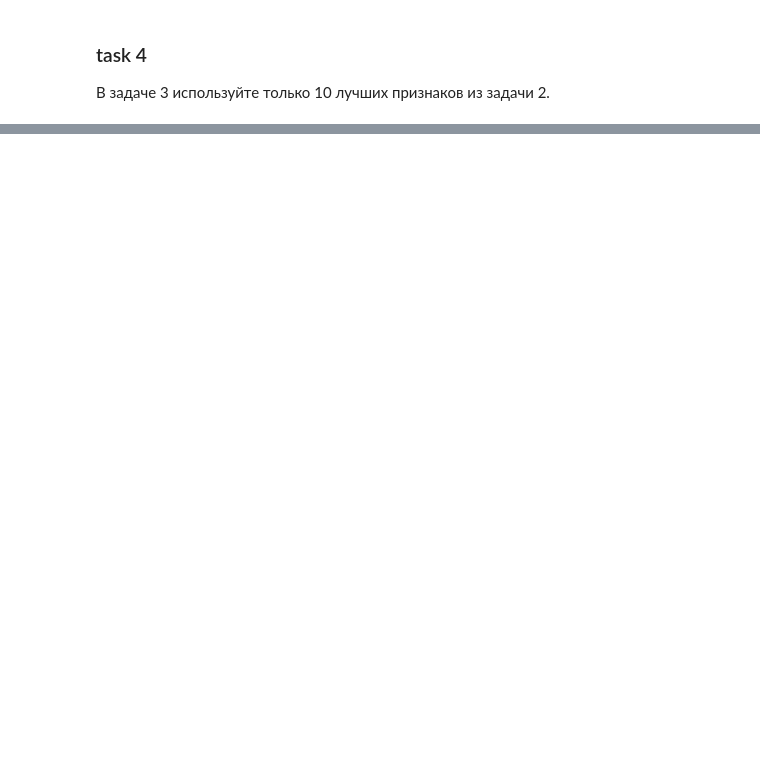
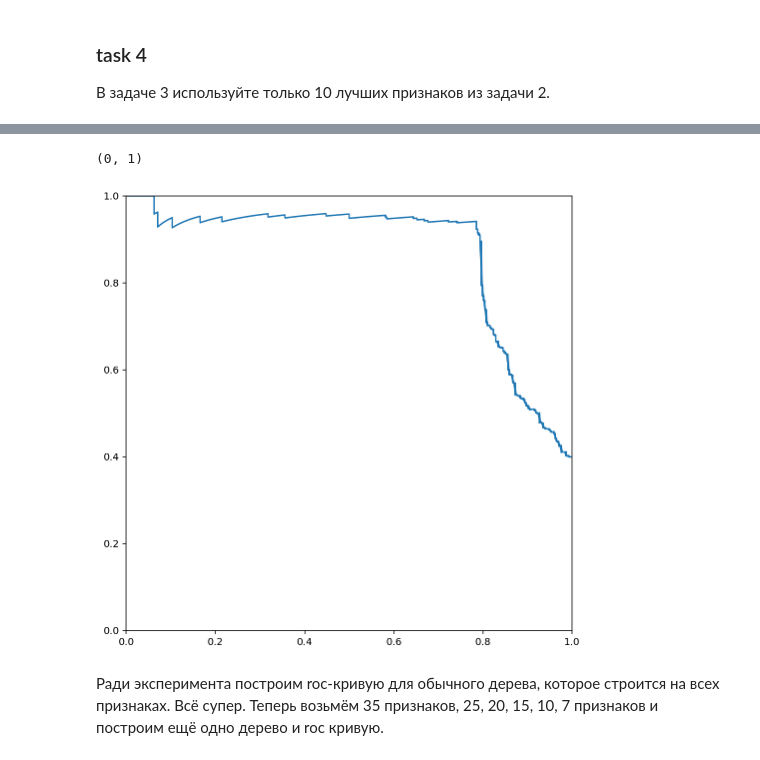
Before and after one commit to xamgore/au-ml, a Jupyter notebook: hw03_decision_trees/solution.ipynb, the cells around one changed output, grey strips where cells are left out. Cells and saved outputs as stored; diff of their text form; code cells hidden in the pictures; blank space fills up the shorter version.

```diff
--- a/hw03_decision_trees/solution.ipynb
+++ b/hw03_decision_trees/solution.ipynb
@@ -229,0 +309,7 @@ depth: 10, accuracy: 0.8257347515525691
+# %%
+plt.plot(*precision_recall(predicted, Yn)); plt.xlim([0, 1]); plt.ylim([0, 1])
+# %% [output]
+(0, 1)
+[figure, added]
+# %% [markdown]
+Ради эксперимента построим roc-кривую для обычного дерева, которое строится на всех признаках. Всё супер. Теперь возьмём 35 признаков, 25, 20, 15, 10, 7 признаков и построим ещё одно дерево и roc кривую.
```
Also changed, not shown: parts of 23 cells of this notebook.
